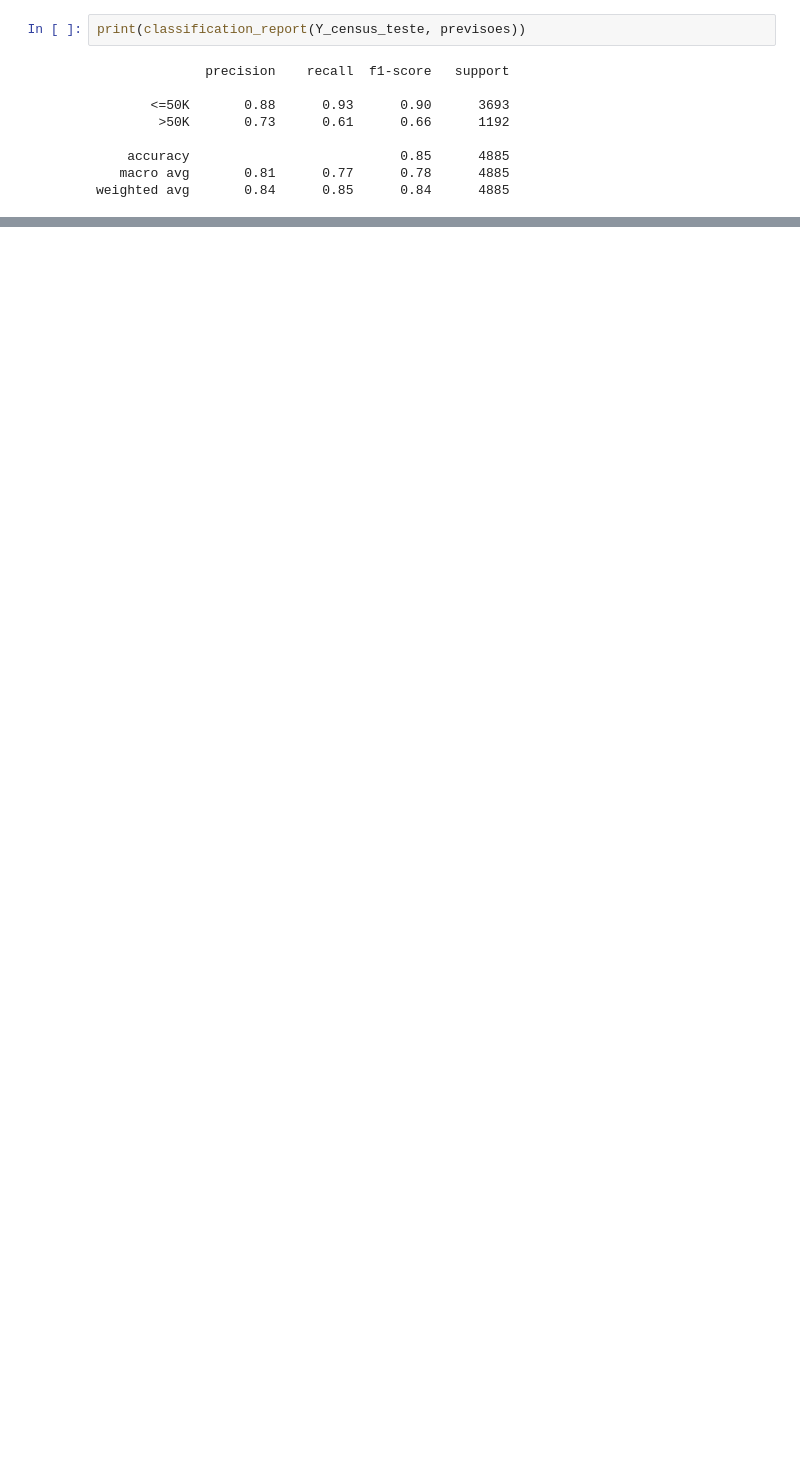
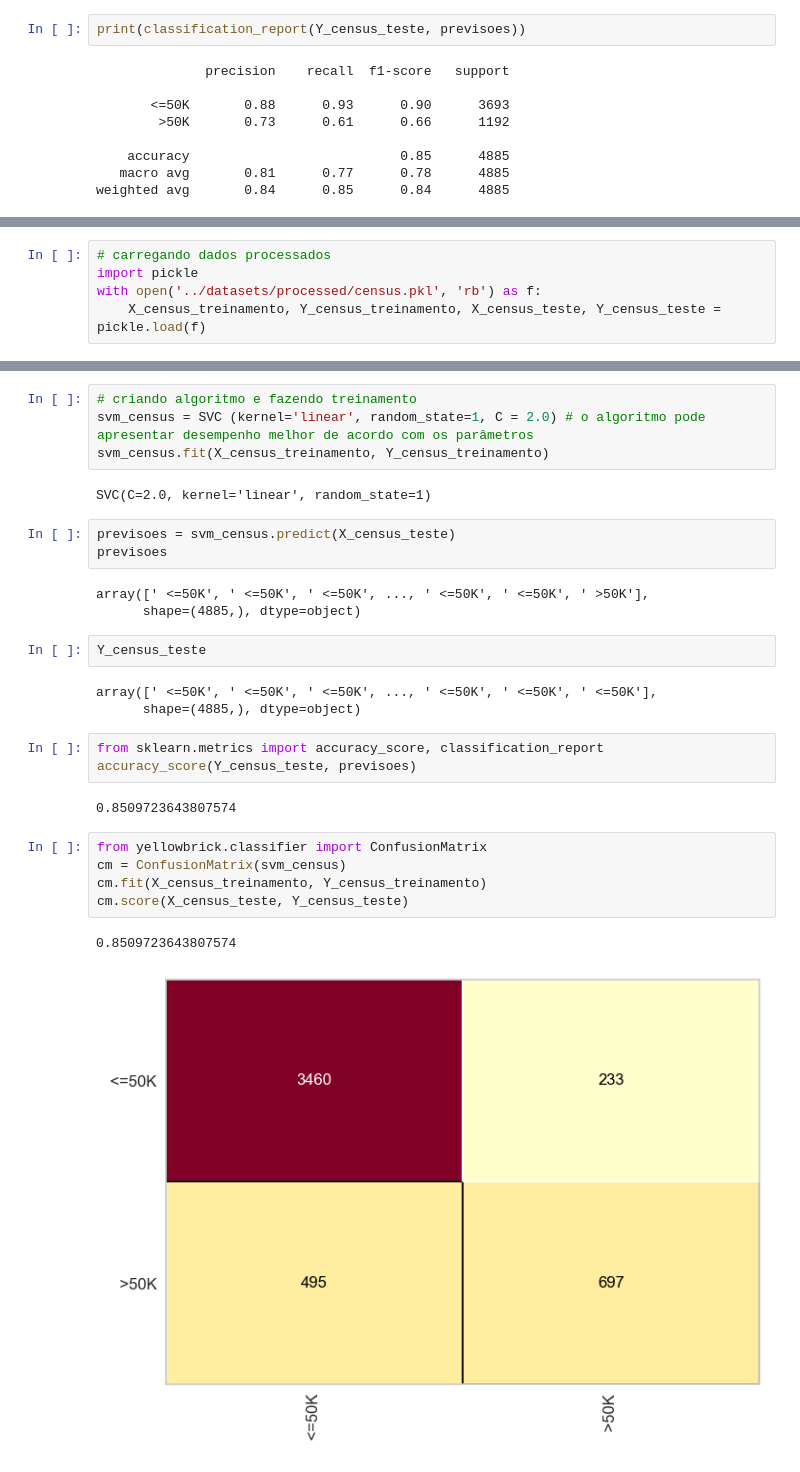
Before and after one commit to YtalloPereira/cursoml-datascience-praticas, a Jupyter notebook: notebooks/lab_base_census.ipynb, the cells around one changed output, grey strips where cells are left out. Cells and saved outputs as stored; diff of their text form; blank space fills up the shorter version.

Commit message:
:sparkles: feat: implementando SVM a  base  de dados census

```diff
--- a/notebooks/lab_base_census.ipynb
+++ b/notebooks/lab_base_census.ipynb
@@ -843,0 +849,5 @@ weighted avg       0.84      0.85      0.84      4885
+# %%
+# carregando dados processados
+import pickle
+with open('../datasets/processed/census.pkl', 'rb') as f:
+    X_census_treinamento, Y_census_treinamento, X_census_teste, Y_census_teste = pickle.load(f)
@@ -843,0 +862,30 @@ weighted avg       0.84      0.85      0.84      4885
+# %%
+# criando algoritmo e fazendo treinamento
+svm_census = SVC (kernel='linear', random_state=1, C = 2.0) # o algoritmo pode apresentar desempenho melhor de acordo com os parâmetros
+svm_census.fit(X_census_treinamento, Y_census_treinamento)
+# %% [output]
+SVC(C=2.0, kernel='linear', random_state=1)
+# %%
+previsoes = svm_census.predict(X_census_teste)
+previsoes
+# %% [output]
+array([' <=50K', ' <=50K', ' <=50K', ..., ' <=50K', ' <=50K', ' >50K'],
+      shape=(4885,), dtype=object)
+# %%
+Y_census_teste
+# %% [output]
+array([' <=50K', ' <=50K', ' <=50K', ..., ' <=50K', ' <=50K', ' <=50K'],
+      shape=(4885,), dtype=object)
+# %%
+from sklearn.metrics import accuracy_score, classification_report
+accuracy_score(Y_census_teste, previsoes)
+# %% [output]
+0.8509723643807574
+# %%
+from yellowbrick.classifier import ConfusionMatrix
+cm = ConfusionMatrix(svm_census)
+cm.fit(X_census_treinamento, Y_census_treinamento)
+cm.score(X_census_teste, Y_census_teste)
+# %% [output]
+0.8509723643807574
+[figure, added]
```
Also changed, not shown: parts of 5 cells of this notebook.
